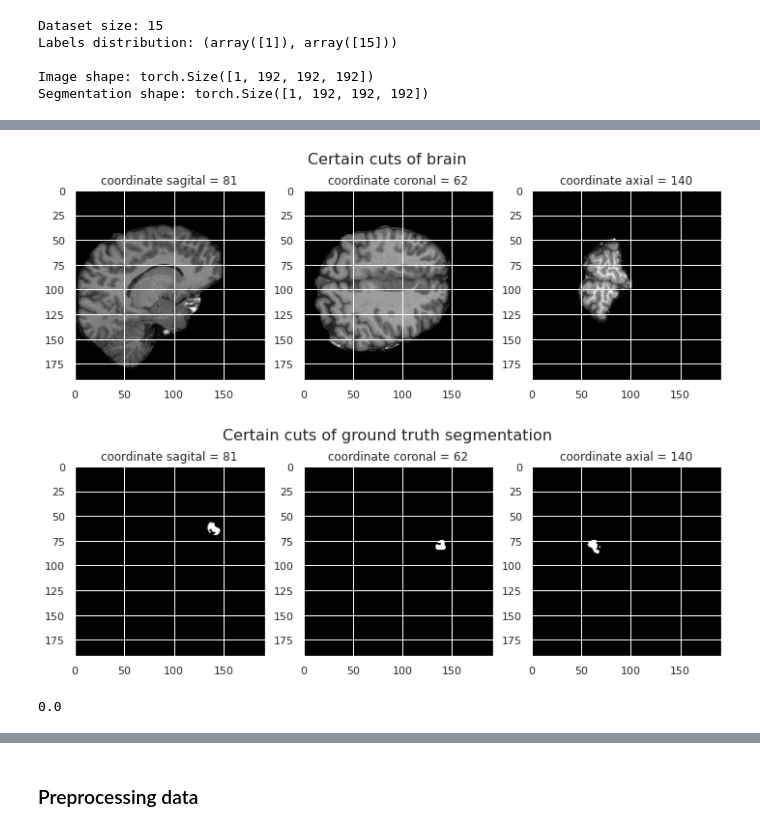
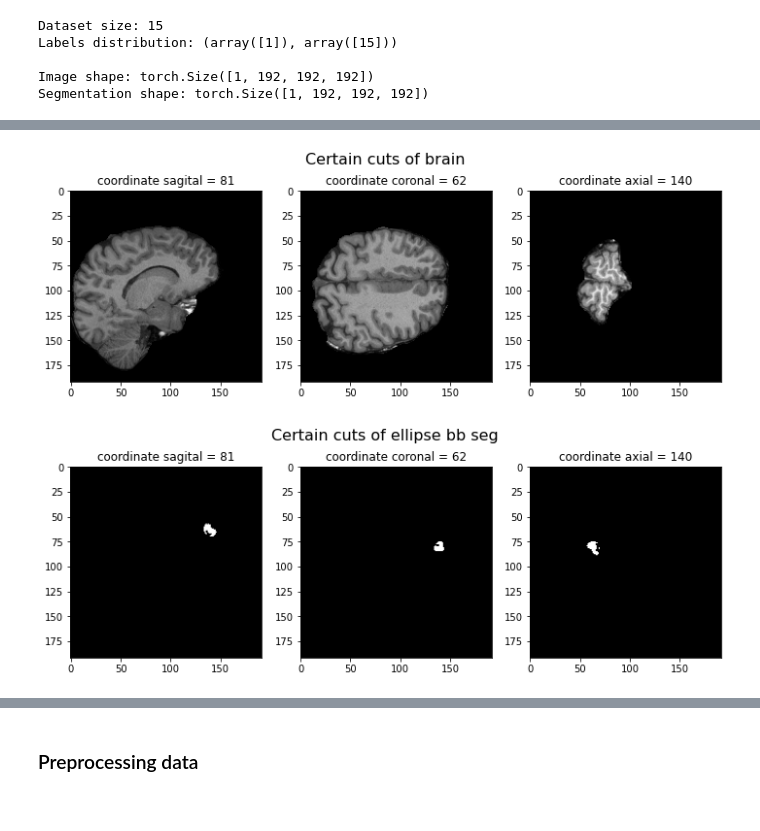
Before and after one commit to mrugnivenko/MRI-segmentation, a Jupyter notebook: Experiments_fcd.ipynb, the cells around one changed output, grey strips where cells are left out. Cells and saved outputs as stored; diff of their text form; code cells hidden in the pictures.

Commit message:
exoeriments with ellipse masks were done

```diff
--- a/Experiments_fcd.ipynb
+++ b/Experiments_fcd.ipynb
@@ -52,7 +47,7 @@ fcd_pirogov_seg_data = data_processor.DataMriSegmentation(sample = 'pirogov', pr
                          coord_min = (30,30,30, ), img_shape=(192, 192, 192, ),
                          image_path = '../datasets/fcd_classification_bank',
                          targets_path = 'targets/targets_fcd_bank.csv',
-                         mask_path='../datasets/ellipse_masks')
+                         mask_path='../datasets/ellipse_masks/combined')
 
 
 print('\n')
@@ -70,25 +65,3 @@ Labels distribution: (array([1]), array([15]))
 
 Image shape: torch.Size([1, 192, 192, 192])
 Segmentation shape: torch.Size([1, 192, 192, 192])
-# %%
-path = '../datasets/ellipse_masks/combined/'
-
-img_path = fcd_pirogov_seg_data.img_files[0]
-seg_path = fcd_pirogov_seg_data.img_seg[0]
-seg_array = load_nii_to_array(seg_path)
-seg = seg_array
-
-seg[seg < 900] = 0.0
-seg[seg >= 900] = 1.0
-
-# preparing bounding box mask
-bb_mask_path = fcd_pirogov_seg_data.img_mask[0]
-mask_array = load_nii_to_array(bb_mask_path)
-masked_img = mask_array
-
-img1 = nib.load(img_path)
-affine = img1.affine
-# calculating combined mask as intersection of both masks
-comb_mask = np.logical_and(masked_img, seg)
-new_image = nib.Nifti1Image(comb_mask.astype(float), affine)
-nib.save(new_image, path+img_path.split('/')[-1].split('_norm')[0]+'.nii.gz')
@@ -171,6 +68,6 @@ create_combined_masks(fcd_pirogov_seg_data, path = '../datasets/ellipse_masks/co
 # %%
-plot_certain_cuts(img, get_center_coord_of_bb(seg),  'brain')
-plot_certain_cuts(seg, get_center_coord_of_bb(seg), 'ground truth segmentation')
+plot_certain_cuts(img, get_center_coord_of_bb(seg), 'brain')
+plot_certain_cuts(seg, get_center_coord_of_bb(seg), 'ellipse bb seg')
 # %% [output]
-[figure, old version]
+[figure, new version]
-[figure, old version]
+[figure, new version]
@@ -179,4 +73,0 @@ a = load_nii_to_array('../datasets/ellipse_masks/combined/fcd_0_1.nii.gz')
-# %%
-a.sum()
-# %% [output]
-0.0
```
Also changed, not shown: parts of 28 cells of this notebook, 3 other files.
